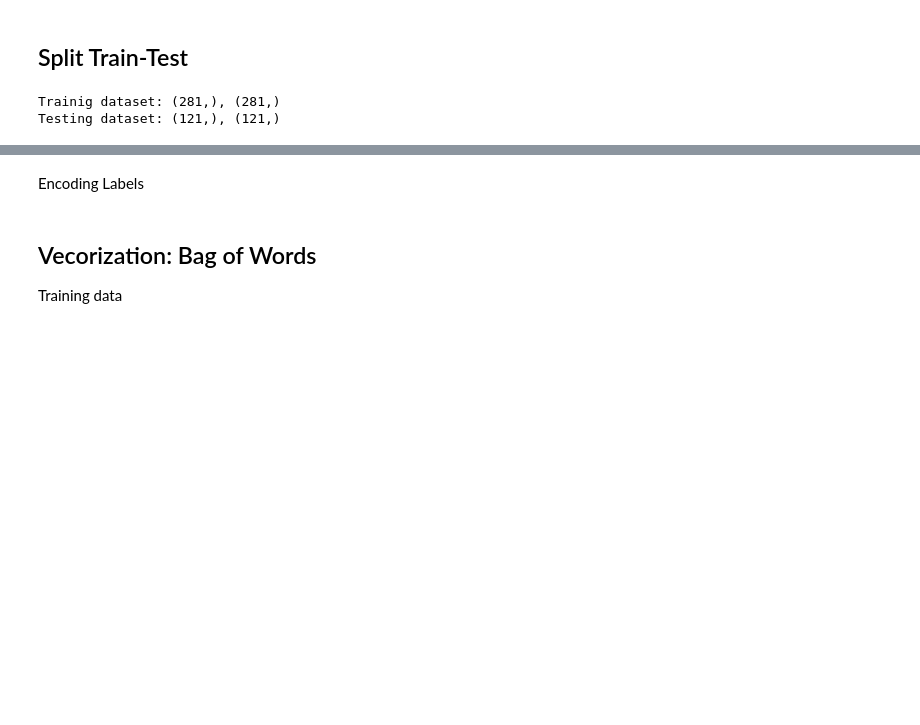
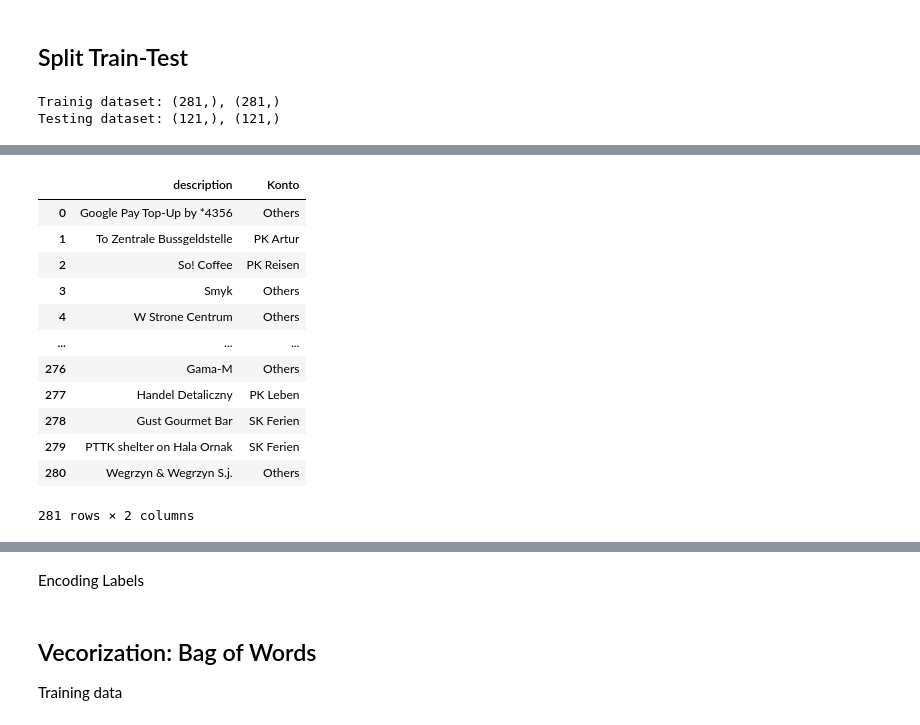
Before and after one commit to arturroo/af-finanzen, a Jupyter notebook: jupiter/transak/logistic_regression/main.ipynb, the cells around one changed output, grey strips where cells are left out. Cells and saved outputs as stored; diff of their text form; code cells hidden in the pictures; blank space fills up the shorter version.

```diff
--- a/jupiter/transak/logistic_regression/main.ipynb
+++ b/jupiter/transak/logistic_regression/main.ipynb
@@ -159,0 +198,16 @@ Testing dataset: (121,), (121,)
+# %%
+train_data
+# %% [output]
+|  | description | Konto |
+| 0 | Google Pay Top-Up by *4356 | Others |
+| 1 | To Zentrale Bussgeldstelle | PK Artur |
+| 2 | So! Coffee | PK Reisen |
+| 3 | Smyk | Others |
+| 4 | W Strone Centrum | Others |
+| ... | ... | ... |
+| 276 | Gama-M | Others |
+| 277 | Handel Detaliczny | PK Leben |
+| 278 | Gust Gourmet Bar | SK Ferien |
+| 279 | PTTK shelter on Hala Ornak | SK Ferien |
+| 280 | Wegrzyn & Wegrzyn S.j. | Others |
+281 rows × 2 columns
```
Also changed, not shown: parts of 29 cells of this notebook, 3 other files.
